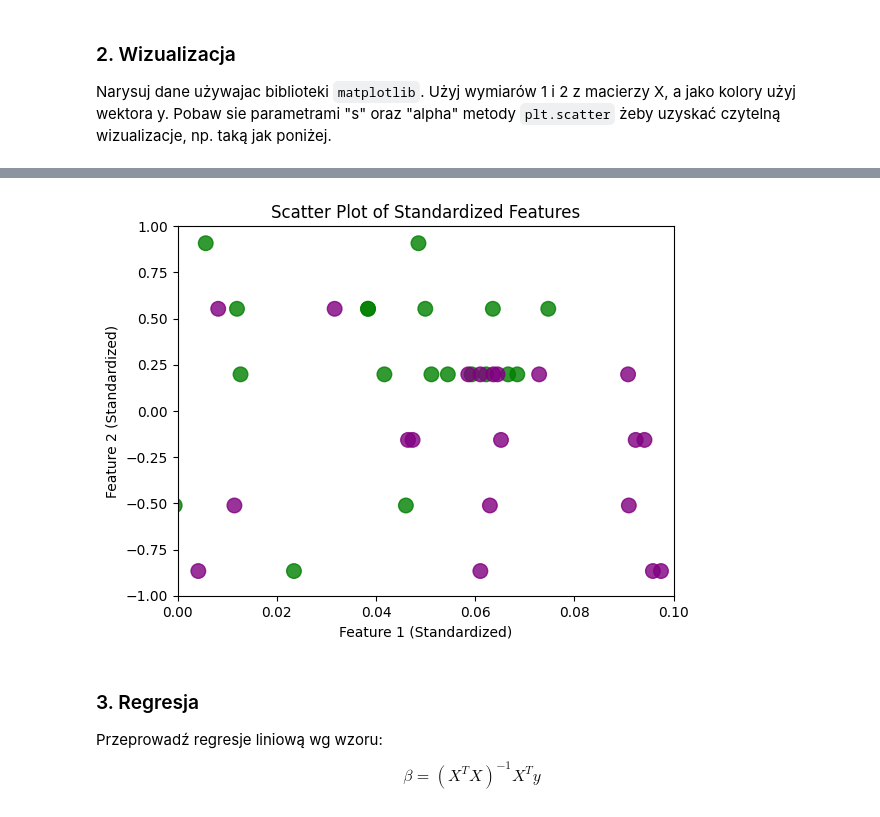
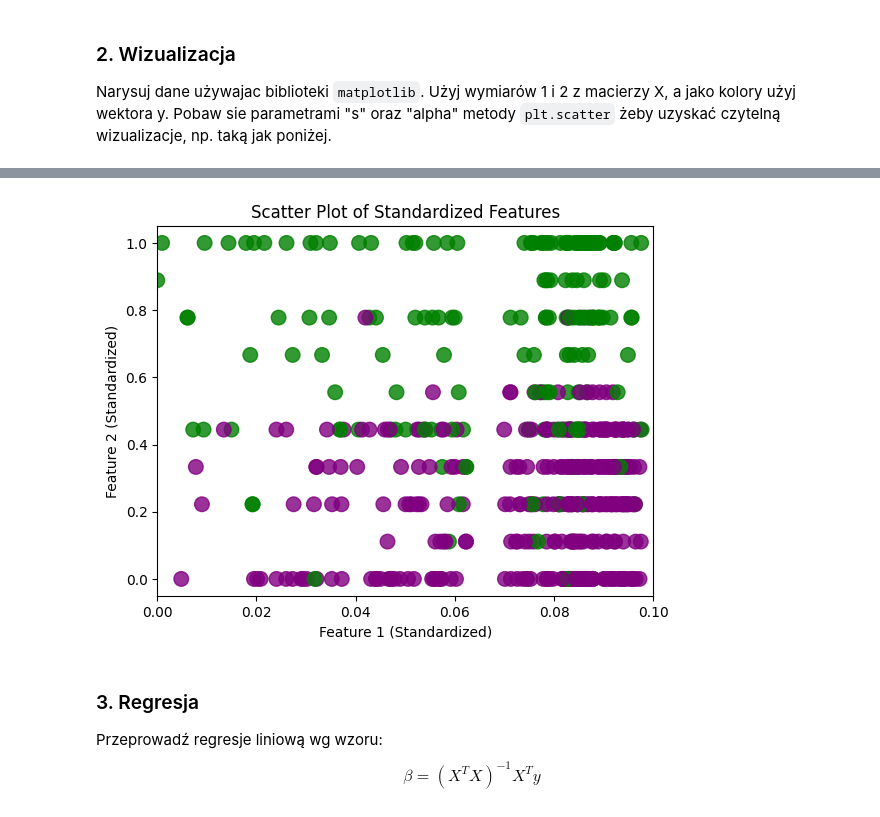
Before and after one commit to sit3kk/Effective_python_solutions, a Jupyter notebook: lab13.ipynb, the cells around one changed output, grey strips where cells are left out. Cells and saved outputs as stored; diff of their text form; code cells hidden in the pictures.

```diff
--- a/lab13.ipynb
+++ b/lab13.ipynb
@@ -10,7 +10,7 @@ from sklearn.model_selection import train_test_split
 X, y = load_svmlight_file('lab13_files/breast-cancer')
 X = X.toarray()
 
-X_train, X_test, y_train, y_test = train_test_split(X, y, train_size=0.8, random_state=32)
+X, X_test, y, y_test = train_test_split(X, y, train_size=0.8, random_state=32)
 # %% [markdown]
 ### 1. Preprocessing
 1.1 Korzystajac z `numpy.where` przenumeruj wektor y, tzn zamień wartości 2 i 4 na -1 i +1.
@@ -24,12 +24,11 @@ $$
 # %%
 import numpy as np
 
-X_mean = X.mean(axis=0)
-X_std = X.std(axis=0)
-X_standardized = (X - X_mean) / X_std
+
+X = (X - X.min(axis=0)) / (X.max(axis=0) - X.min(axis=0))
 
 
-y_binary = np.where(y == 2, -1, 1)
+y= np.where(y == 2, -1, np.where(y == 4, 1, y))
 # %% [markdown]
 ### 2. Wizualizacja
 Narysuj dane używajac biblioteki `matplotlib`. Użyj wymiarów 1 i 2 z macierzy X, a jako kolory użyj wektora y. Pobaw sie parametrami "s" oraz "alpha" metody `plt.scatter` żeby uzyskać czytelną wizualizacje, np. taką jak poniżej.
@@ -38,24 +37,23 @@ Narysuj dane używajac biblioteki `matplotlib`. Użyj wymiarów 1 i 2 z macierzy
 # %%
 %matplotlib inline
 import matplotlib.pyplot as plt
 
 
-x_axis = X_standardized[:, 0]
-y_axis = X_standardized[:, 1]
-colors = np.where(y_binary == -1, 'purple', 'green')
+x_axis = X[:, 0]
+y_axis = X[:, 1]
+colors = np.where(y == -1, 'purple', 'green')
 
-plt.scatter(x_axis, y_axis, s=210, c=colors, alpha=0.8)
+plt.scatter(x_axis, y_axis, s=110, c=colors, alpha=0.8)
 
 plt.xlim(0, 0.1)
-plt.ylim(-1, 1)
 
 plt.xlabel('Feature 1 (Standardized)')
 plt.ylabel('Feature 2 (Standardized)')
 plt.title('Scatter Plot of Standardized Features')
 
 plt.show()
 # %% [output]
-[figure, old version]
+[figure, new version]
 # %% [markdown]
 ### 3. Regresja
 
```
Also changed, not shown: parts of 5 cells of this notebook.
